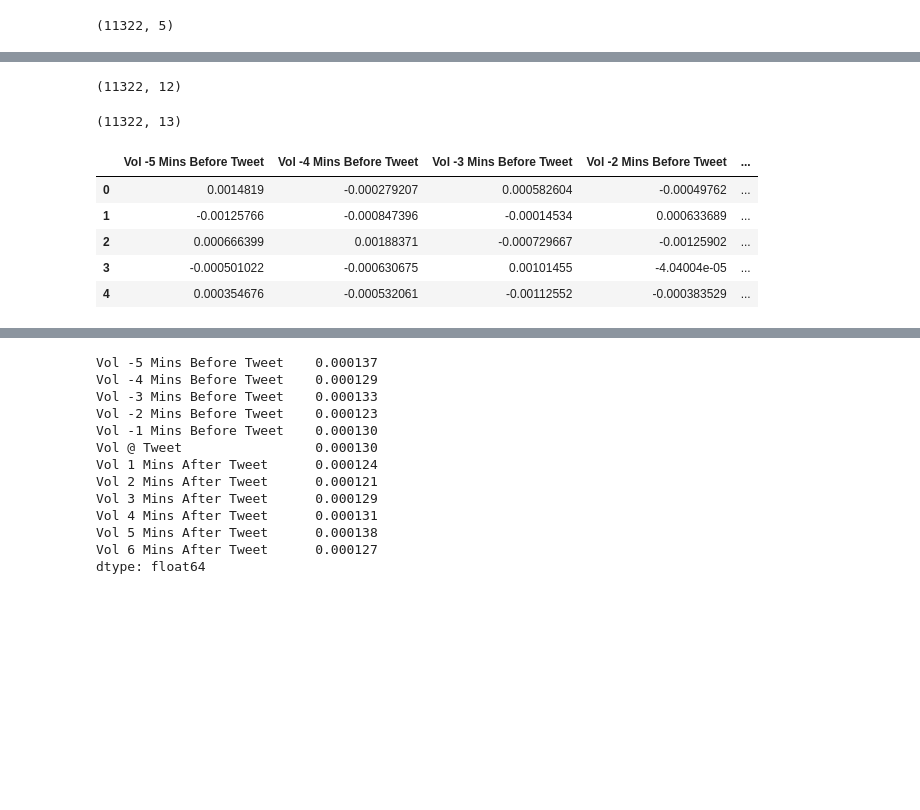
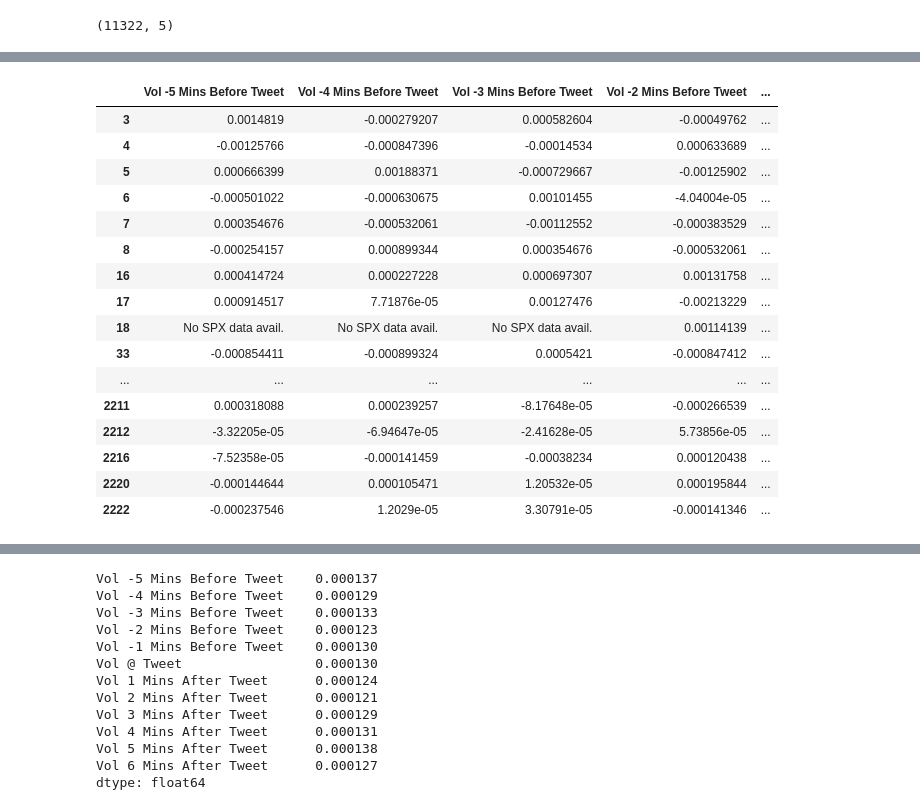
Before and after one commit to stephanieroman2020/FinalProject, a Jupyter notebook: Feature Generation, Volatility.ipynb, the cells around one changed output, grey strips where cells are left out. Cells and saved outputs as stored; diff of their text form; code cells hidden in the pictures; blank space fills up the shorter version.

Commit message:
updates with corrected time

```diff
--- a/Feature Generation, Volatility.ipynb
+++ b/Feature Generation, Volatility.ipynb
@@ -333,15 +383,27 @@ print(len(vol_plus_56_list))
 # %%
 #Sort each time series into a dictionary
 
+# test_MVI = {"Vol List": vol_plus_01_list,
+#             "Time List" : t_sub_0_test,
+#             "Tweet Time": tweet_df['Date T_0'][:870],
+#             "Tweet": tweet_df['text'][:870]}
+# test_df_MVI = pd.DataFrame.from_dict(test_MVI)
+# test_df_MVI
+
 Moving_Volatility_Index = ({"Vol -5 Mins Before Tweet" : vol_sub_54_list,
-       "Vol -4 Mins Before Tweet" : vol_sub_43_list,
-       "Vol -3 Mins Before Tweet" : vol_sub_32_list,
-       "Vol -2 Mins Before Tweet" : vol_sub_21_list,
-       "Vol -1 Mins Before Tweet" : vol_sub_10_list,
-       "Vol @ Tweet" : vol_sub_10_list,
-       "Vol 1 Mins After Tweet" : vol_plus_01_list,
-       "Vol 2 Mins After Tweet" : vol_plus_12_list,
-       "Vol 3 Mins After Tweet" : vol_plus_23_list,
-       "Vol 4 Mins After Tweet" : vol_plus_34_list,
-       "Vol 5 Mins After Tweet" : vol_plus_45_list,
-       "Vol 6 Mins After Tweet" : vol_plus_56_list})
+                            "Vol -4 Mins Before Tweet" : vol_sub_43_list,
+                            "Vol -3 Mins Before Tweet" : vol_sub_32_list,
+                            "Vol -2 Mins Before Tweet" : vol_sub_21_list,
+                            "Vol -1 Mins Before Tweet" : vol_sub_10_list,
+                            "Vol @ Tweet" : vol_sub_10_list,
+                            "Tweet Time": tweet_df['Date T_0'][:1000],
+                            "Vol 1 Mins After Tweet" : vol_plus_01_list,
+                            "Vol 2 Mins After Tweet" : vol_plus_12_list,
+                            "Vol 3 Mins After Tweet" : vol_plus_23_list,
+                            "Vol 4 Mins After Tweet" : vol_plus_34_list,
+                            "Vol 5 Mins After Tweet" : vol_plus_45_list,
+                            "Vol 6 Mins After Tweet" : vol_plus_56_list,
+                            "Tweet": tweet_df['text'][:1000]})
+# Dictionary to dataframe
+df_MVI_nulls_incl = pd.DataFrame(Moving_Volatility_Index)
+df_MVI_nulls_incl.head(1000)
@@ -348,13 +434,6 @@ Moving_Volatility_Index = ({"Vol -5 Mins Before Tweet" : vol_sub_54_list,
 # %%
-#Dictionary to dataframe
-df_MVI_nulls_incl = pd.DataFrame(Moving_Volatility_Index)
-df_MVI_nulls_incl.head()
 # df_MVI_nulls_incl['Tweets'] = tweet_df['text']
-df_MVI_nulls_incl.shape
+# df_MVI_nulls_incl['Time'] = tweet_df['Date T_0']
+
+# df_MVI_nulls_incl.shape
+# df_MVI_nulls_incl.head(100)
-# %% [output]
-(11322, 12)
-# %%
-df_MVI_nulls_incl['Tweets'] = tweet_df['text']
-df_MVI_nulls_incl.shape
-# %% [output]
-(11322, 13)
@@ -361,19 +442,31 @@ df_MVI_nulls_incl.shape
 # %%
 #Remove non integer values from each colum
+pd.set_option('display.max_rows', 300)
 df_columns = list(df_MVI_nulls_incl.columns.values)
 
-for column in df_columns:
-    df_MVI_nulls_incl = df_MVI_nulls_incl[~df_MVI_nulls_incl[column].isin(["No SPX data avail."])]
+# for column in df_columns:
+df_MVI_nulls_incl = df_MVI_nulls_incl[~df_MVI_nulls_incl['Vol @ Tweet'].isin(["No SPX data avail."])]
 
 #Rename to df MVI
 df_MVI = df_MVI_nulls_incl
-df_MVI.head()
+df_MVI.head(300)
 # %% [output]
 |  | Vol -5 Mins Before Tweet | Vol -4 Mins Before Tweet | Vol -3 Mins Before Tweet | Vol -2 Mins Before Tweet | ... |
-| 0 | 0.0014819 | -0.000279207 | 0.000582604 | -0.00049762 | ... |
-| 1 | -0.00125766 | -0.000847396 | -0.00014534 | 0.000633689 | ... |
-| 2 | 0.000666399 | 0.00188371 | -0.000729667 | -0.00125902 | ... |
-| 3 | -0.000501022 | -0.000630675 | 0.00101455 | -4.04004e-05 | ... |
-| 4 | 0.000354676 | -0.000532061 | -0.00112552 | -0.000383529 | ... |
+| 3 | 0.0014819 | -0.000279207 | 0.000582604 | -0.00049762 | ... |
+| 4 | -0.00125766 | -0.000847396 | -0.00014534 | 0.000633689 | ... |
+| 5 | 0.000666399 | 0.00188371 | -0.000729667 | -0.00125902 | ... |
+| 6 | -0.000501022 | -0.000630675 | 0.00101455 | -4.04004e-05 | ... |
+| 7 | 0.000354676 | -0.000532061 | -0.00112552 | -0.000383529 | ... |
+| 8 | -0.000254157 | 0.000899344 | 0.000354676 | -0.000532061 | ... |
+| 16 | 0.000414724 | 0.000227228 | 0.000697307 | 0.00131758 | ... |
+| 17 | 0.000914517 | 7.71876e-05 | 0.00127476 | -0.00213229 | ... |
+| 18 | No SPX data avail. | No SPX data avail. | No SPX data avail. | 0.00114139 | ... |
+| 33 | -0.000854411 | -0.000899324 | 0.0005421 | -0.000847412 | ... |
+| ... | ... | ... | ... | ... | ... |
+| 2211 | 0.000318088 | 0.000239257 | -8.17648e-05 | -0.000266539 | ... |
+| 2212 | -3.32205e-05 | -6.94647e-05 | -2.41628e-05 | 5.73856e-05 | ... |
+| 2216 | -7.52358e-05 | -0.000141459 | -0.00038234 | 0.000120438 | ... |
+| 2220 | -0.000144644 | 0.000105471 | 1.20532e-05 | 0.000195844 | ... |
+| 2222 | -0.000237546 | 1.2029e-05 | 3.30791e-05 | -0.000141346 | ... |
 # %%
 #Make all columns numeric
```
Also changed, not shown: parts of 20 cells of this notebook, 2 other files.
